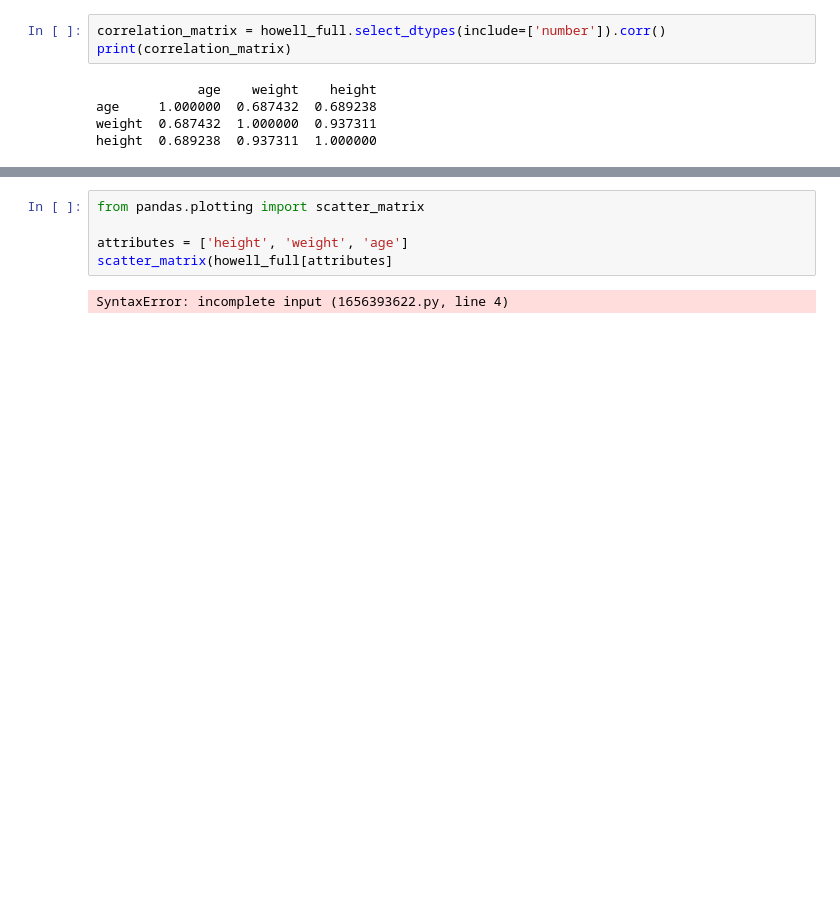
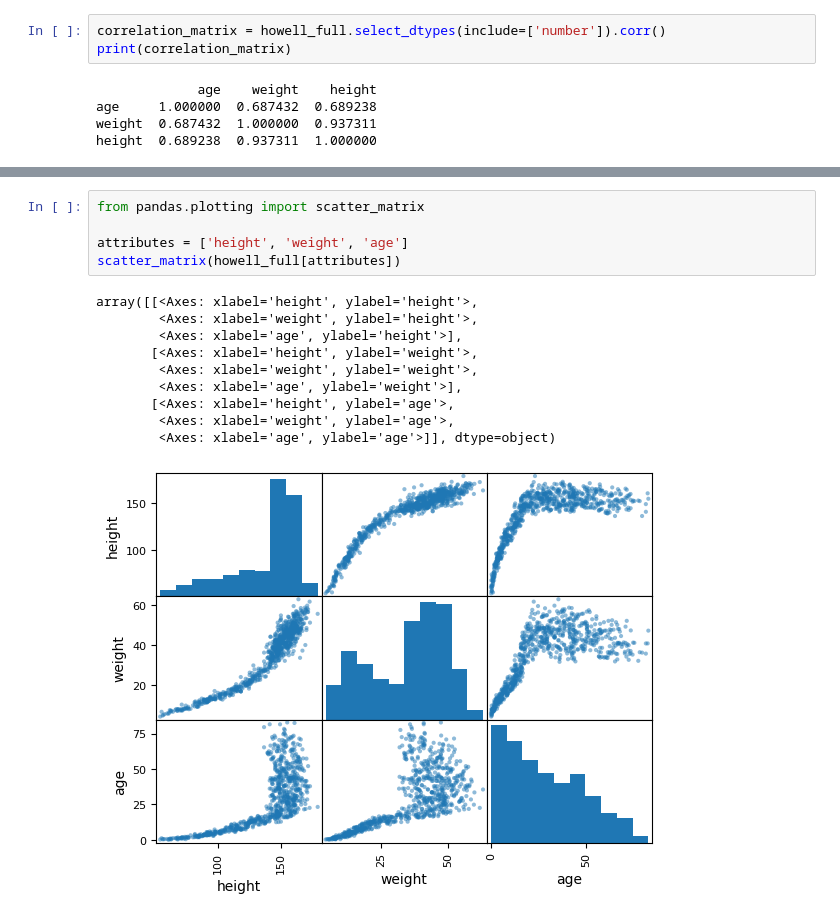
Before and after one commit to Priyankanaskar/applied-ml-priyanka, a Jupyter notebook: example02/lab01/howel.ipynb, the cells around one changed output, grey strips where cells are left out. Saved outputs shown, nothing was run; the diff lists cells and outputs as text; blank space fills up the shorter version.

```diff
--- a/example02/lab01/howel.ipynb
+++ b/example02/lab01/howel.ipynb
@@ -166,7 +175,16 @@ KeyError: 'male'
 # %%
 from pandas.plotting import scatter_matrix
 
 attributes = ['height', 'weight', 'age']
-scatter_matrix(howell_full[attributes]
+scatter_matrix(howell_full[attributes])
 # %% [output]
-SyntaxError: incomplete input (1656393622.py, line 4)
+array([[<Axes: xlabel='height', ylabel='height'>,
+        <Axes: xlabel='weight', ylabel='height'>,
+        <Axes: xlabel='age', ylabel='height'>],
+       [<Axes: xlabel='height', ylabel='weight'>,
+        <Axes: xlabel='weight', ylabel='weight'>,
+        <Axes: xlabel='age', ylabel='weight'>],
+       [<Axes: xlabel='height', ylabel='age'>,
+        <Axes: xlabel='weight', ylabel='age'>,
+        <Axes: xlabel='age', ylabel='age'>]], dtype=object)
+[figure, added]
```
Also changed, not shown: parts of 4 cells of this notebook, 1 other file.
